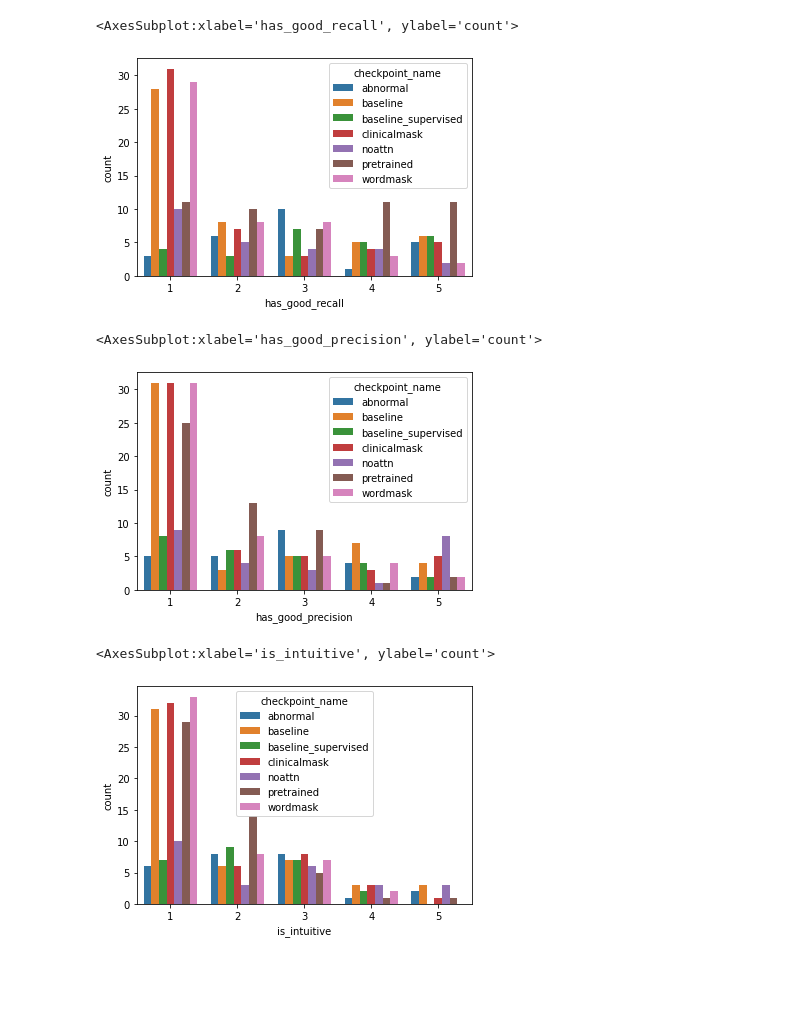
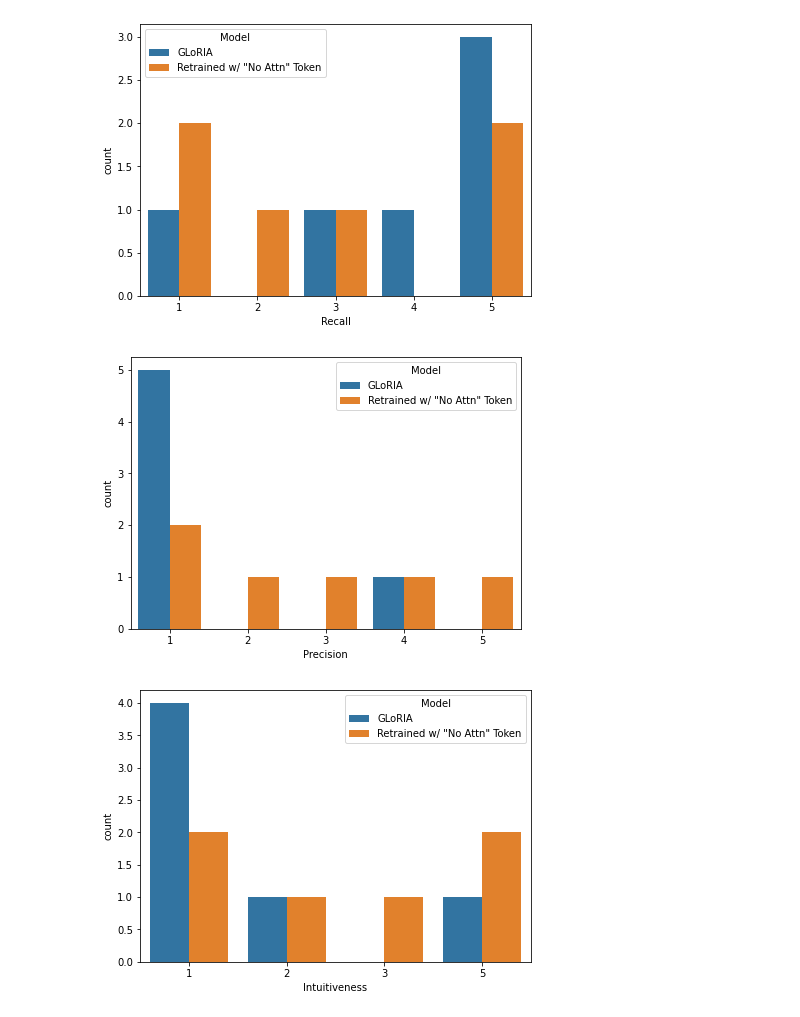
Before and after one commit to strongbeamsprout/gloria-nlp-project, a Jupyter notebook: analyze_annotations.ipynb, the cells around one changed output. Saved outputs shown, nothing was run; the diff lists cells and outputs as text; code cells hidden in the pictures; blank space fills up the shorter version.

Commit message:
added figures and saved ipynbs

```diff
--- a/analyze_annotations.ipynb
+++ b/analyze_annotations.ipynb
@@ -9,3 +6,32 @@ df = pd.read_csv('annotations/geoff_5_16_2022.csv')
+# %%
+# df = pd.read_csv('annotations/geoff_5_12_2022.csv')
+df = pd.read_csv('annotations/geoff_5_16_2022_final.csv')
+df['Recall'] = df['has_good_recall']
+del df['has_good_recall']
+df['Precision'] = df['has_good_precision']
+del df['has_good_precision']
+df['Intuitiveness'] = df['is_intuitive']
+del df['is_intuitive']
+models = {
+    'pretrained': 'GLoRIA',
+    'baseline': 'Retrained',
+    'wordmask': 'Retrained w/ Word Masking',
+    'clinicalmask': 'Retrained w/ Clinical Masking',
+    'noattn': 'Retrained w/ \"No Attn\" Token',
+    'abnormal': 'Retrained w/ Abnormal',
+    'baseline_supervised': 'Retrained and 30-Shot Finetuned',
+}
+df['Model'] = [models[m] for m in df['checkpoint_name']]
+del df['checkpoint_name']
+df['count'] = 1
+df = pd.concat([df[df.Model == model] for model in models.values()])
+
+def print_latex_table(df):
+    print('Model & Recall & Precision & Intuitiveness\n\hline')
+    for model in models.values():
+        if len(df[df.Model == model]) == 1:
+            row = df[df.Model == model].iloc[0]
+            print('%s & %s & %s & %s \\\\' % (row.Model, row.Recall, row.Precision, row.Intuitiveness))
 # %%
 df
 # %% [output]
@@ -47,21 +87,24 @@ df.groupby(['checkpoint_name', 'has_good_recall']).sum().reset_index()
 # %%
+plt.figure(figsize=(7, 5))
 sns.barplot(
-    data=df.groupby(['checkpoint_name', 'has_good_recall']).sum().reset_index(),
-    x='has_good_recall', y='count', hue='checkpoint_name')
+    data=df[df.is_custom_prompt].groupby(['Model', 'Recall']).sum().reset_index(),
+    x='Recall', y='count', hue='Model')
+plt.savefig('recall_custom.pdf')
 # %% [output]
-<AxesSubplot:xlabel='has_good_recall', ylabel='count'>
-[figure, old version]
+[figure, new version]
 # %%
+plt.figure(figsize=(7, 5))
 sns.barplot(
-    data=df.groupby(['checkpoint_name', 'has_good_precision']).sum().reset_index(),
-    x='has_good_precision', y='count', hue='checkpoint_name')
+    data=df[df.is_custom_prompt].groupby(['Model', 'Precision']).sum().reset_index(),
+    x='Precision', y='count', hue='Model')
+plt.savefig('precision_custom.pdf')
 # %% [output]
-<AxesSubplot:xlabel='has_good_precision', ylabel='count'>
-[figure, old version]
+[figure, new version]
 # %%
+plt.figure(figsize=(7, 5))
 sns.barplot(
-    data=df.groupby(['checkpoint_name', 'is_intuitive']).sum().reset_index(),
-    x='is_intuitive', y='count', hue='checkpoint_name')
+    data=df[df.is_custom_prompt].groupby(['Model', 'Intuitiveness']).sum().reset_index(),
+    x='Intuitiveness', y='count', hue='Model')
+plt.savefig('intuitiveness_custom.pdf')
 # %% [output]
-<AxesSubplot:xlabel='is_intuitive', ylabel='count'>
-[figure, old version]
+[figure, new version]
```
Also changed, not shown: parts of 13 cells of this notebook, 14 other files.
